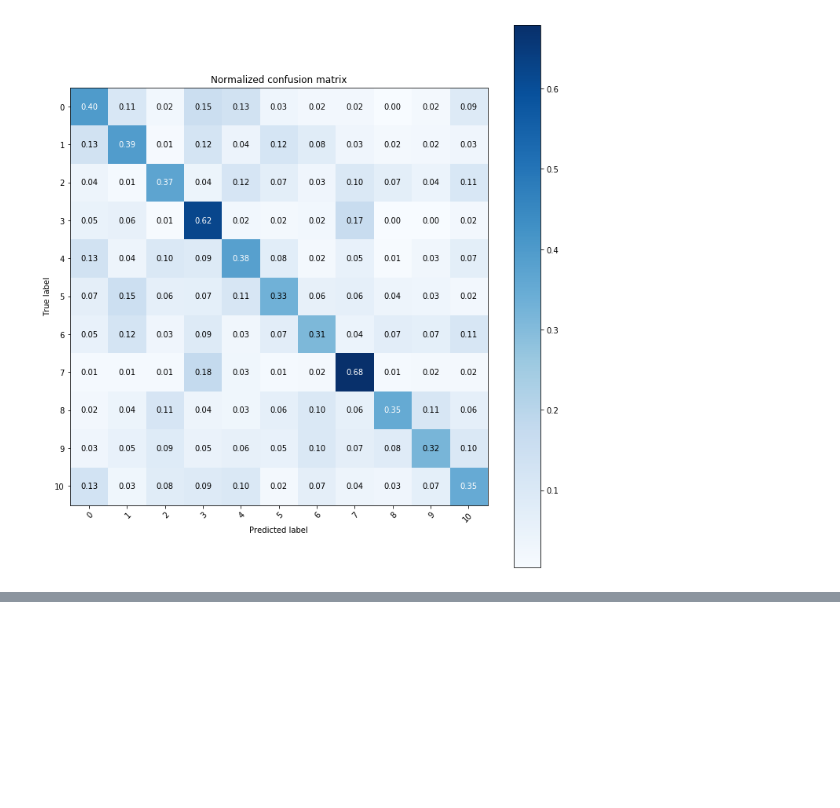
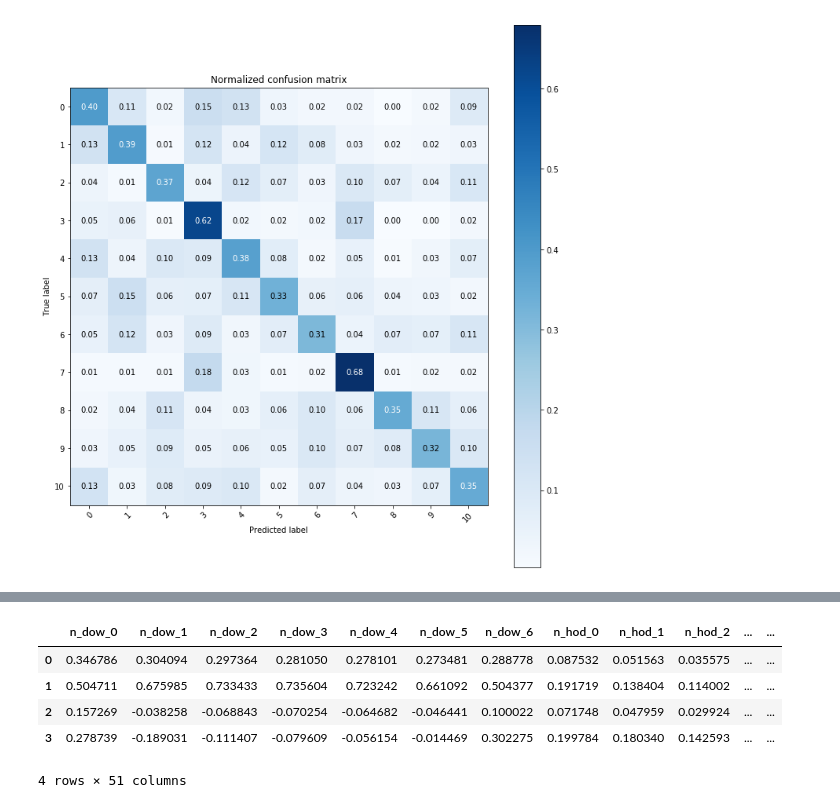
Before and after one commit to michaelfedell/instacart, a Jupyter notebook: notebooks/develop/Model_Development.ipynb, the cells around one changed output, grey strips where cells are left out. Cells and saved outputs as stored; diff of their text form; code cells hidden in the pictures; blank space fills up the shorter version.

```diff
--- a/notebooks/develop/Model_Development.ipynb
+++ b/notebooks/develop/Model_Development.ipynb
@@ -268,0 +337,9 @@ _ = evaluate(y_test, gb_base.predict(x_test))
+# %%
+pd.DataFrame(fa.components_, columns=feats.columns)
+# %% [output]
+|  | n_dow_0 | n_dow_1 | n_dow_2 | n_dow_3 | n_dow_4 | n_dow_5 | n_dow_6 | n_hod_0 | n_hod_1 | n_hod_2 | ... | ... |
+| 0 | 0.346786 | 0.304094 | 0.297364 | 0.281050 | 0.278101 | 0.273481 | 0.288778 | 0.087532 | 0.051563 | 0.035575 | ... | ... |
+| 1 | 0.504711 | 0.675985 | 0.733433 | 0.735604 | 0.723242 | 0.661092 | 0.504377 | 0.191719 | 0.138404 | 0.114002 | ... | ... |
+| 2 | 0.157269 | -0.038258 | -0.068843 | -0.070254 | -0.064682 | -0.046441 | 0.100022 | 0.071748 | 0.047959 | 0.029924 | ... | ... |
+| 3 | 0.278739 | -0.189031 | -0.111407 | -0.079609 | -0.056154 | -0.014469 | 0.302275 | 0.199784 | 0.180340 | 0.142593 | ... | ... |
+4 rows × 51 columns
```
Also changed, not shown: parts of 9 cells of this notebook, 2 other files.
